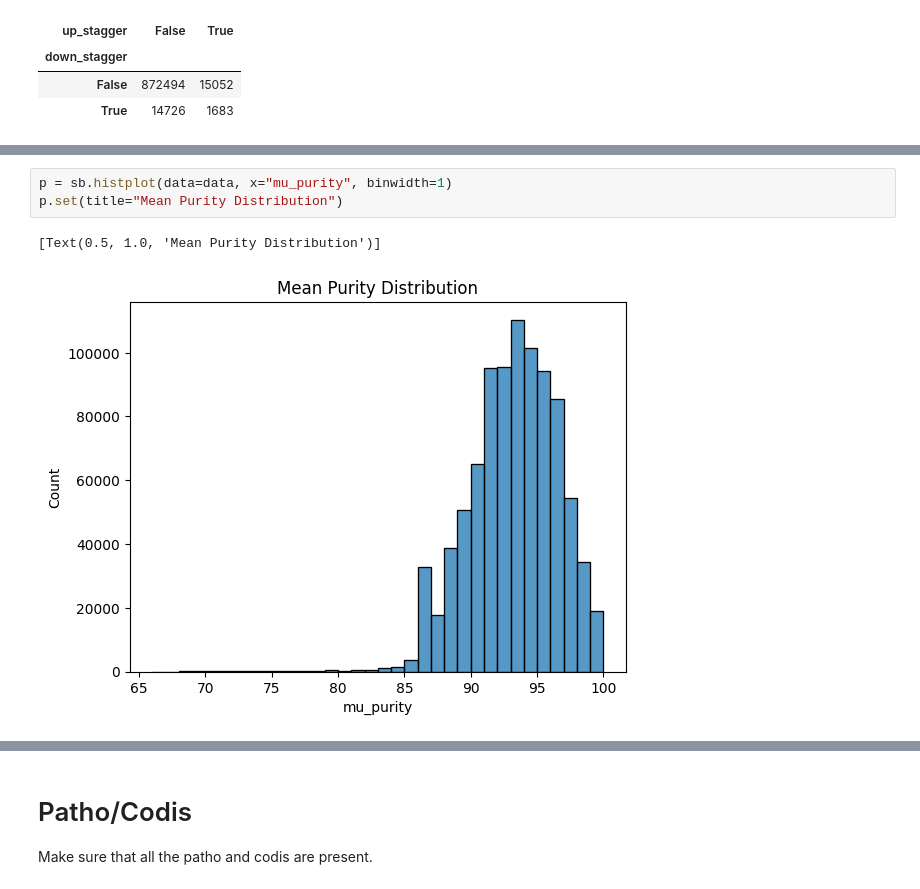
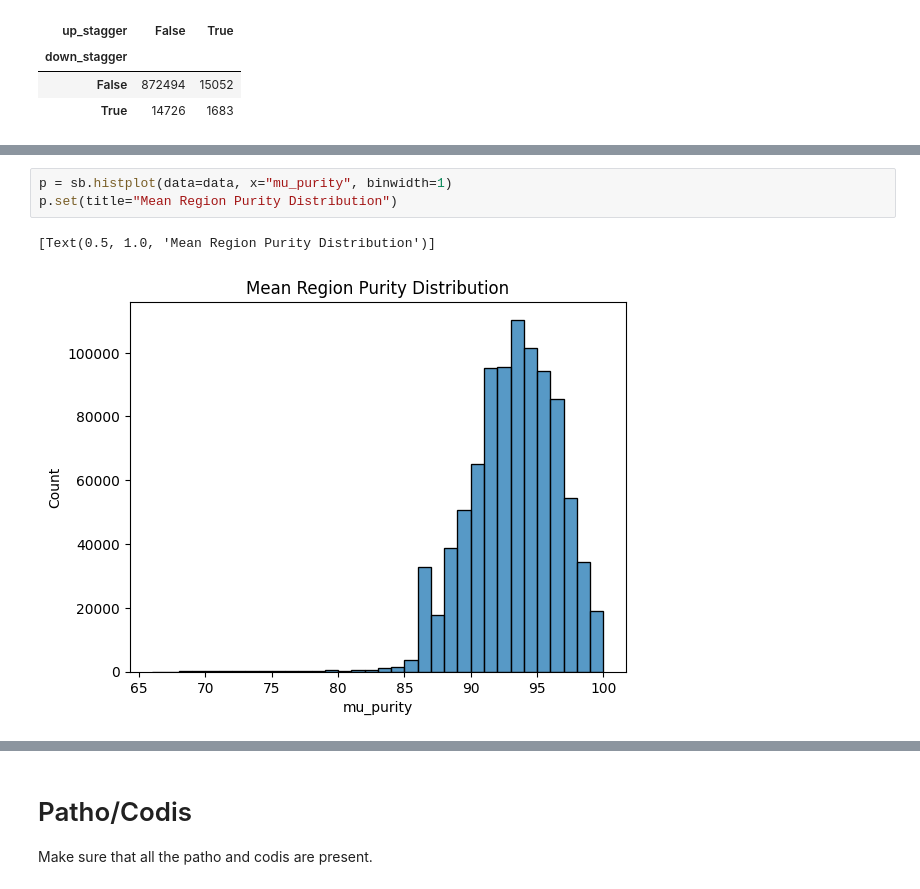
Before and after one commit to ACEnglish/adotto, a Jupyter notebook: regions/notebooks/FinalRegionsQC.ipynb, the cells around one changed output, grey strips where cells are left out. Cells and saved outputs as stored; diff of their text form.

```diff
--- a/regions/notebooks/FinalRegionsQC.ipynb
+++ b/regions/notebooks/FinalRegionsQC.ipynb
@@ -193,6 +225,6 @@ hide = p.set(xlabel='n_filtered', ylabel="Count (log)", title="Number of annotat
 # %%
 p = sb.histplot(data=data, x="mu_purity", binwidth=1)
-p.set(title="Mean Purity Distribution")
+p.set(title="Mean Region Purity Distribution")
 # %% [output]
-[Text(0.5, 1.0, 'Mean Purity Distribution')]
+[Text(0.5, 1.0, 'Mean Region Purity Distribution')]
-[figure, old version]
+[figure, new version]
```
Also changed, not shown: parts of 29 cells of this notebook, 2 other files.
